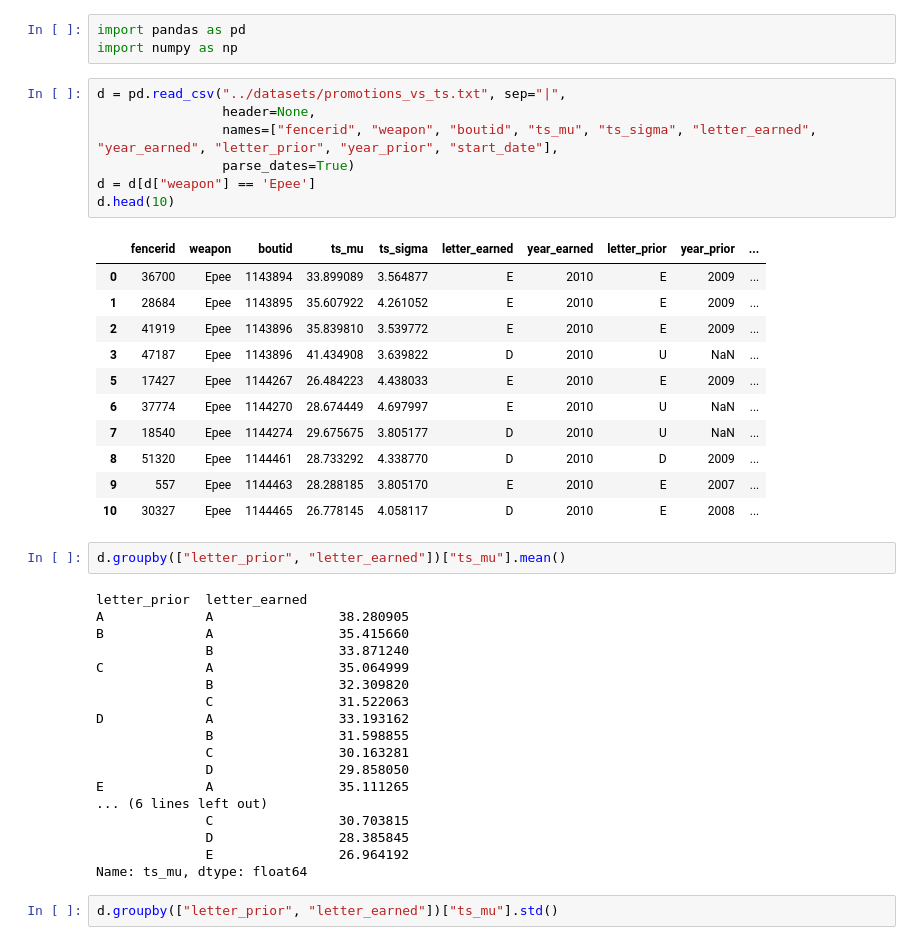
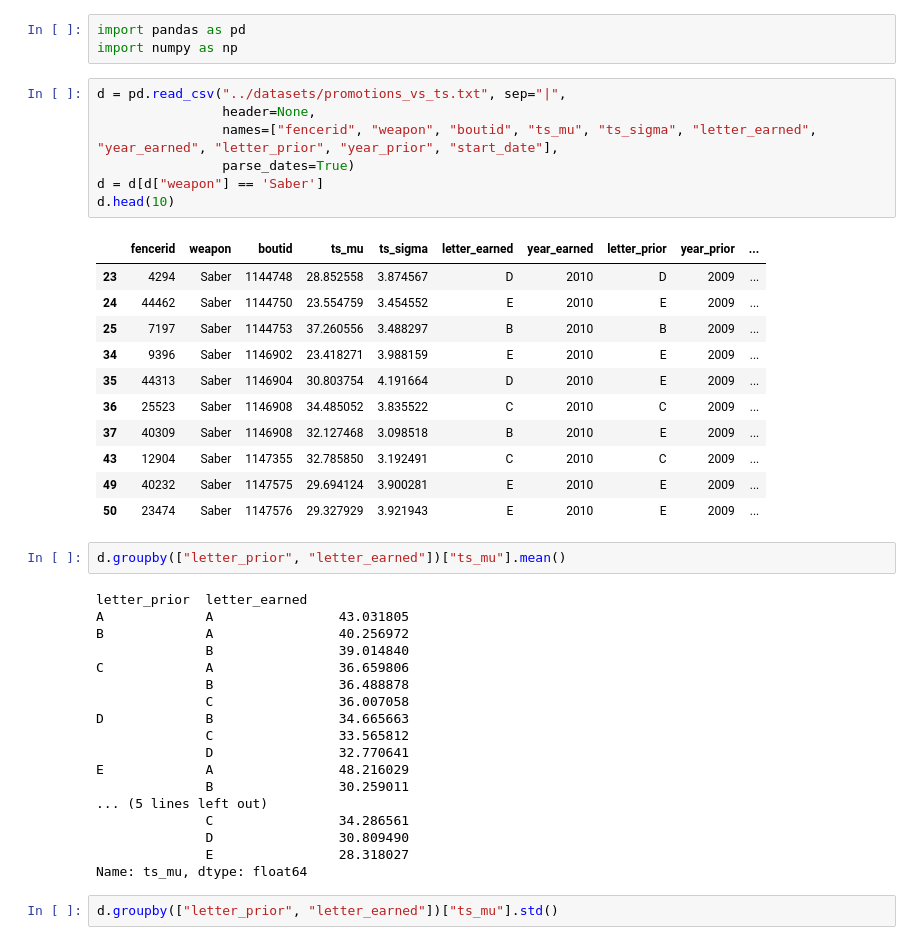
Before and after one commit to djma/pointcontrol, a Jupyter notebook: notebooks/promotions_vs_skill.ipynb, the cells around one changed output. Saved outputs shown, nothing was run; the diff lists cells and outputs as text.

```diff
--- a/notebooks/promotions_vs_skill.ipynb
+++ b/notebooks/promotions_vs_skill.ipynb
@@ -4,41 +4,41 @@ import numpy as np
 # %%
 d = pd.read_csv("../datasets/promotions_vs_ts.txt", sep="|",
                 header=None,
                 names=["fencerid", "weapon", "boutid", "ts_mu", "ts_sigma", "letter_earned", "year_earned", "letter_prior", "year_prior", "start_date"],
                 parse_dates=True)
-d = d[d["weapon"] == 'Epee']
+d = d[d["weapon"] == 'Saber']
 d.head(10)
 # %% [output]
 |  | fencerid | weapon | boutid | ts_mu | ts_sigma | letter_earned | year_earned | letter_prior | year_prior | ... |
-| 0 | 36700 | Epee | 1143894 | 33.899089 | 3.564877 | E | 2010 | E | 2009 | ... |
-| 1 | 28684 | Epee | 1143895 | 35.607922 | 4.261052 | E | 2010 | E | 2009 | ... |
-| 2 | 41919 | Epee | 1143896 | 35.839810 | 3.539772 | E | 2010 | E | 2009 | ... |
-| 3 | 47187 | Epee | 1143896 | 41.434908 | 3.639822 | D | 2010 | U | NaN | ... |
-| 5 | 17427 | Epee | 1144267 | 26.484223 | 4.438033 | E | 2010 | E | 2009 | ... |
-| 6 | 37774 | Epee | 1144270 | 28.674449 | 4.697997 | E | 2010 | U | NaN | ... |
-| 7 | 18540 | Epee | 1144274 | 29.675675 | 3.805177 | D | 2010 | U | NaN | ... |
-| 8 | 51320 | Epee | 1144461 | 28.733292 | 4.338770 | D | 2010 | D | 2009 | ... |
-| 9 | 557 | Epee | 1144463 | 28.288185 | 3.805170 | E | 2010 | E | 2007 | ... |
-| 10 | 30327 | Epee | 1144465 | 26.778145 | 4.058117 | D | 2010 | E | 2008 | ... |
+| 23 | 4294 | Saber | 1144748 | 28.852558 | 3.874567 | D | 2010 | D | 2009 | ... |
+| 24 | 44462 | Saber | 1144750 | 23.554759 | 3.454552 | E | 2010 | E | 2009 | ... |
+| 25 | 7197 | Saber | 1144753 | 37.260556 | 3.488297 | B | 2010 | B | 2009 | ... |
+| 34 | 9396 | Saber | 1146902 | 23.418271 | 3.988159 | E | 2010 | E | 2009 | ... |
+| 35 | 44313 | Saber | 1146904 | 30.803754 | 4.191664 | D | 2010 | E | 2009 | ... |
+| 36 | 25523 | Saber | 1146908 | 34.485052 | 3.835522 | C | 2010 | C | 2009 | ... |
+| 37 | 40309 | Saber | 1146908 | 32.127468 | 3.098518 | B | 2010 | E | 2009 | ... |
+| 43 | 12904 | Saber | 1147355 | 32.785850 | 3.192491 | C | 2010 | C | 2009 | ... |
+| 49 | 40232 | Saber | 1147575 | 29.694124 | 3.900281 | E | 2010 | E | 2009 | ... |
+| 50 | 23474 | Saber | 1147576 | 29.327929 | 3.921943 | E | 2010 | E | 2009 | ... |
 # %%
 d.groupby(["letter_prior", "letter_earned"])["ts_mu"].mean()
 # %% [output]
 letter_prior  letter_earned
-A             A                38.280905
-B             A                35.415660
-              B                33.871240
-C             A                35.064999
-              B                32.309820
-              C                31.522063
-D             A                33.193162
-              B                31.598855
-              C                30.163281
-              D                29.858050
-E             A                35.111265
-... (6 lines left out)
-              C                30.703815
-              D                28.385845
-              E                26.964192
+A             A                43.031805
+B             A                40.256972
+              B                39.014840
+C             A                36.659806
+              B                36.488878
+              C                36.007058
+D             B                34.665663
+              C                33.565812
+              D                32.770641
+E             A                48.216029
+              B                30.259011
+... (5 lines left out)
+              C                34.286561
+              D                30.809490
+              E                28.318027
 Name: ts_mu, dtype: float64
 # %%
 d.groupby(["letter_prior", "letter_earned"])["ts_mu"].std()
```
Also changed, not shown: parts of 1 cell of this notebook, 3 other files.
